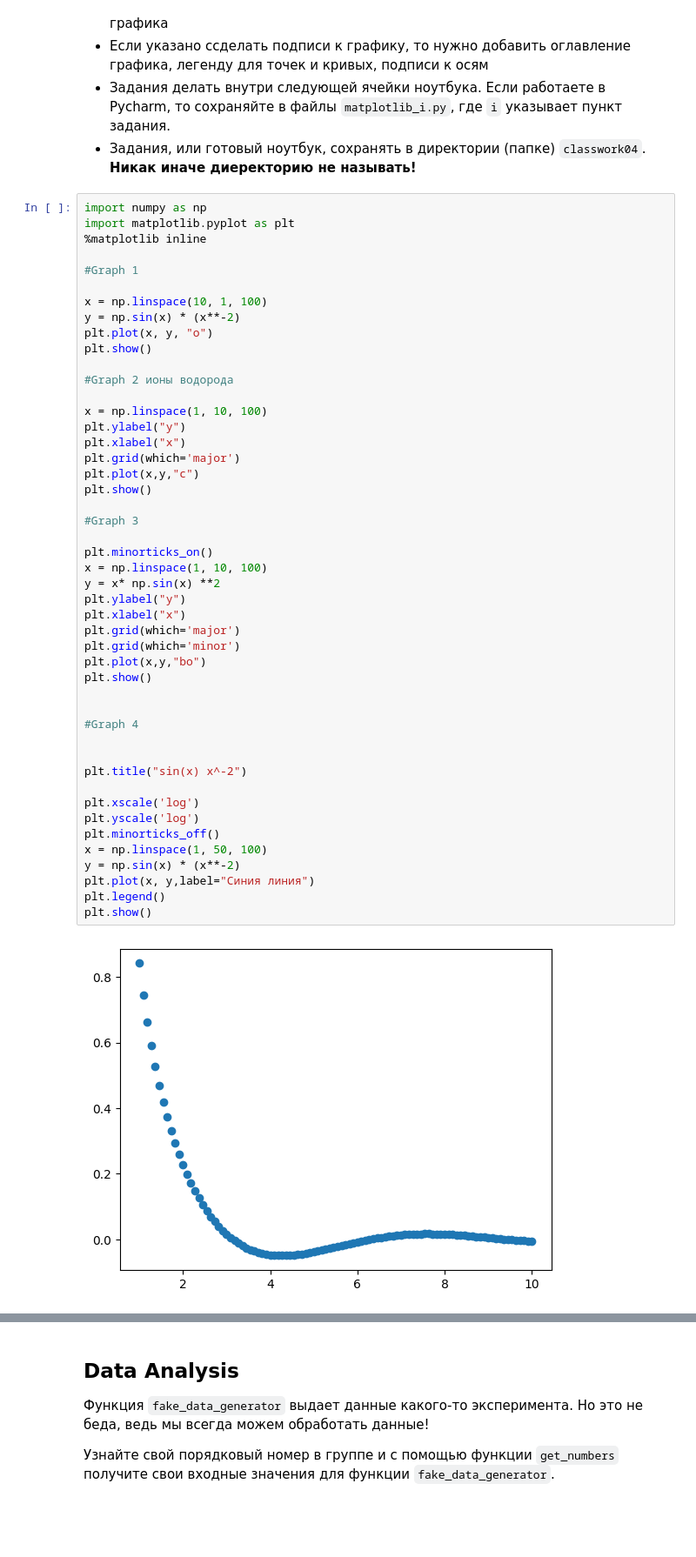
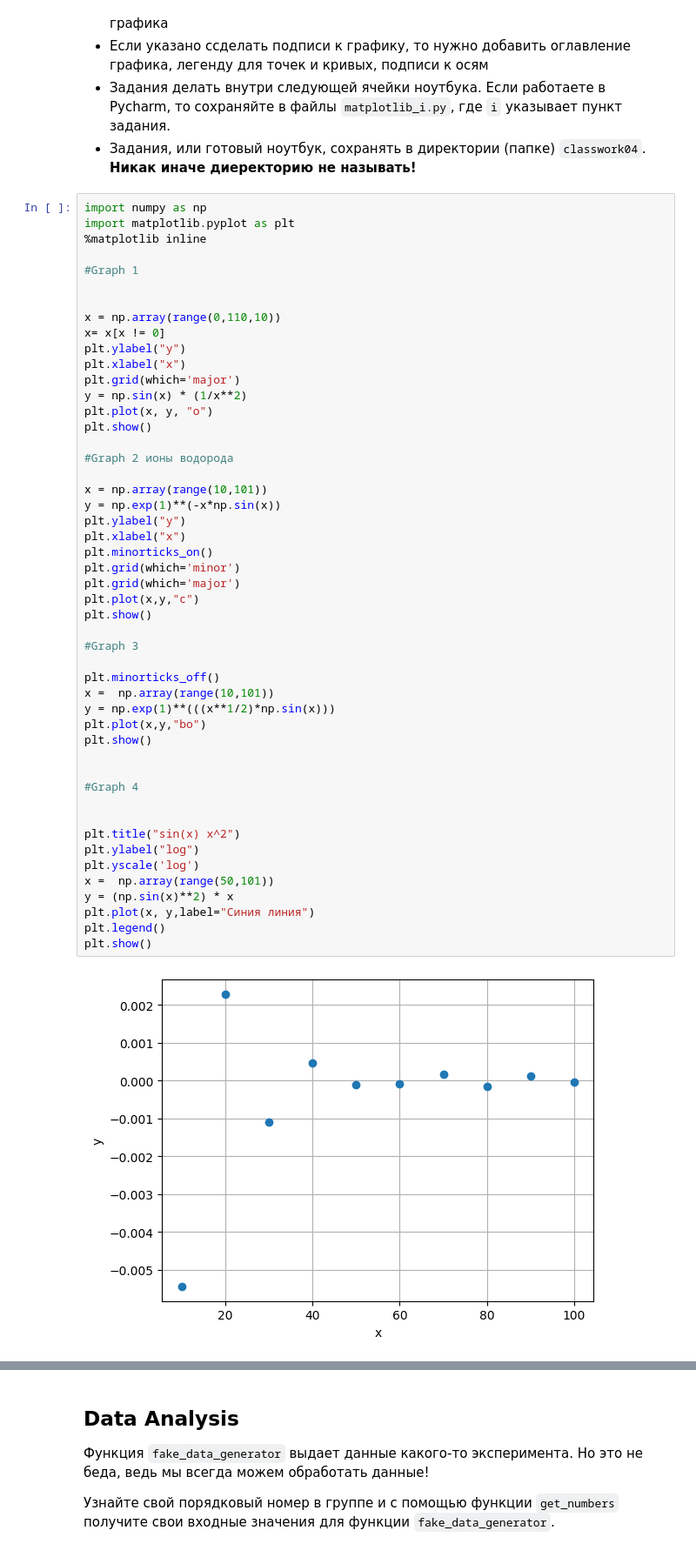
Before and after one commit to RogMin/MIPT-CODING_py, a Jupyter notebook: classwork04/lpr2022_lab4.ipynb, the cells around one changed output, grey strips where cells are left out. Shown: that part at 87% size. Saved outputs shown, nothing was run; the diff lists cells and outputs as text; blank space fills up the shorter version.

```diff
--- a/classwork04/lpr2022_lab4.ipynb
+++ b/classwork04/lpr2022_lab4.ipynb
@@ -384,47 +385,49 @@ import numpy as np
 import matplotlib.pyplot as plt
 %matplotlib inline
 
 #Graph 1
 
-x = np.linspace(10, 1, 100)
-y = np.sin(x) * (x**-2)
+
+x = np.array(range(0,110,10))
+x= x[x != 0]
+plt.ylabel("y")
+plt.xlabel("x")
+plt.grid(which='major')
+y = np.sin(x) * (1/x**2)
 plt.plot(x, y, "o")
 plt.show()
 
 #Graph 2 ионы водорода
 
-x = np.linspace(1, 10, 100)
+x = np.array(range(10,101))
+y = np.exp(1)**(-x*np.sin(x))
 plt.ylabel("y")
 plt.xlabel("x")
+plt.minorticks_on()
+plt.grid(which='minor')
 plt.grid(which='major')
 plt.plot(x,y,"c")
 plt.show()
 
 #Graph 3
 
-plt.minorticks_on()
-x = np.linspace(1, 10, 100)
-y = x* np.sin(x) **2
-plt.ylabel("y")
-plt.xlabel("x")
-plt.grid(which='major')
-plt.grid(which='minor')
+plt.minorticks_off()
+x =  np.array(range(10,101))
+y = np.exp(1)**(((x**1/2)*np.sin(x)))
 plt.plot(x,y,"bo")
 plt.show()
 
 
 #Graph 4
 
 
-plt.title("sin(x) x^-2")
-
-plt.xscale('log')
+plt.title("sin(x) x^2")
+plt.ylabel("log")
 plt.yscale('log')
-plt.minorticks_off()
-x = np.linspace(1, 50, 100)
-y = np.sin(x) * (x**-2)
+x =  np.array(range(50,101))
+y = (np.sin(x)**2) * x
 plt.plot(x, y,label="Синия линия")
 plt.legend()
 plt.show()
 # %% [output]
-[figure, old version]
+[figure, new version]
```
Also changed, not shown: parts of 2 cells of this notebook.
